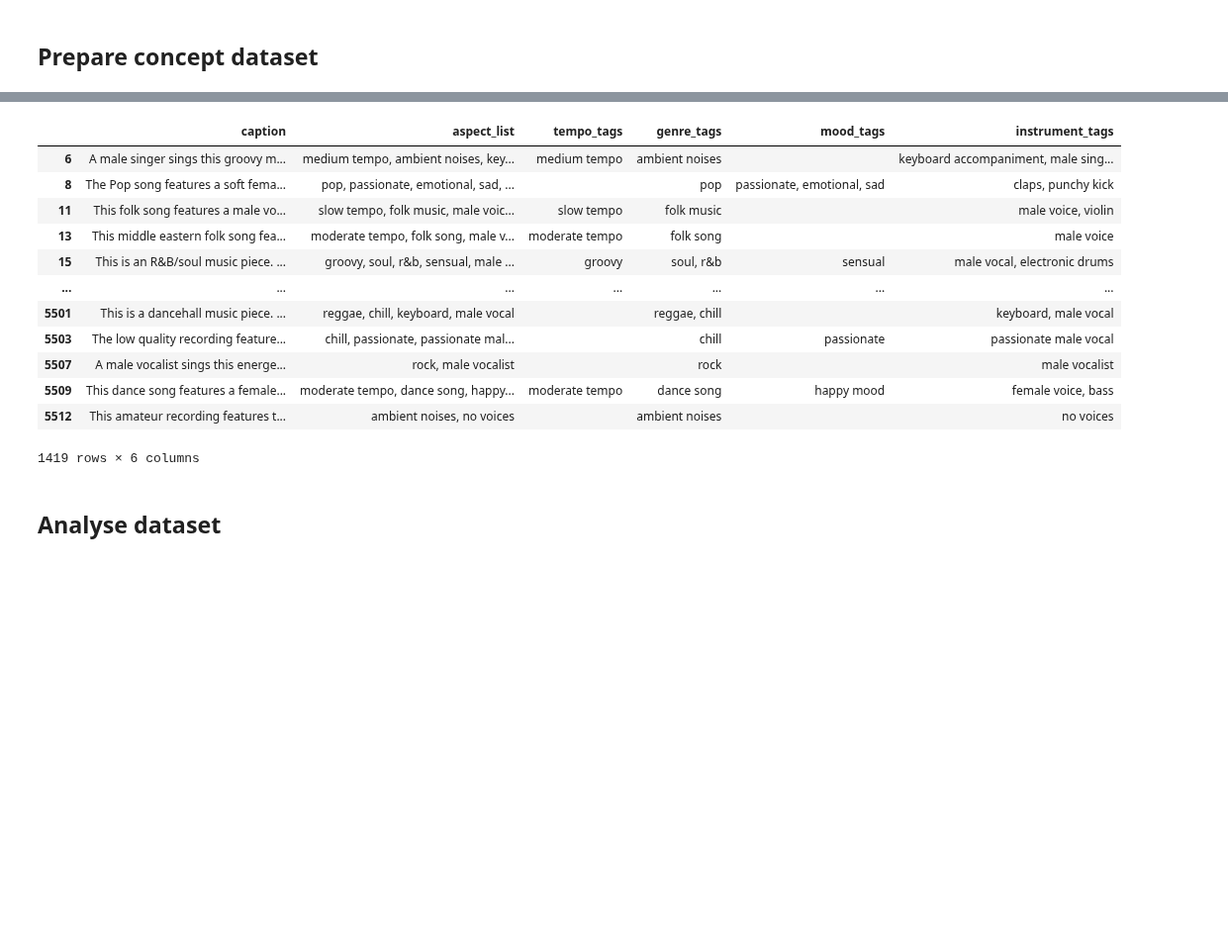
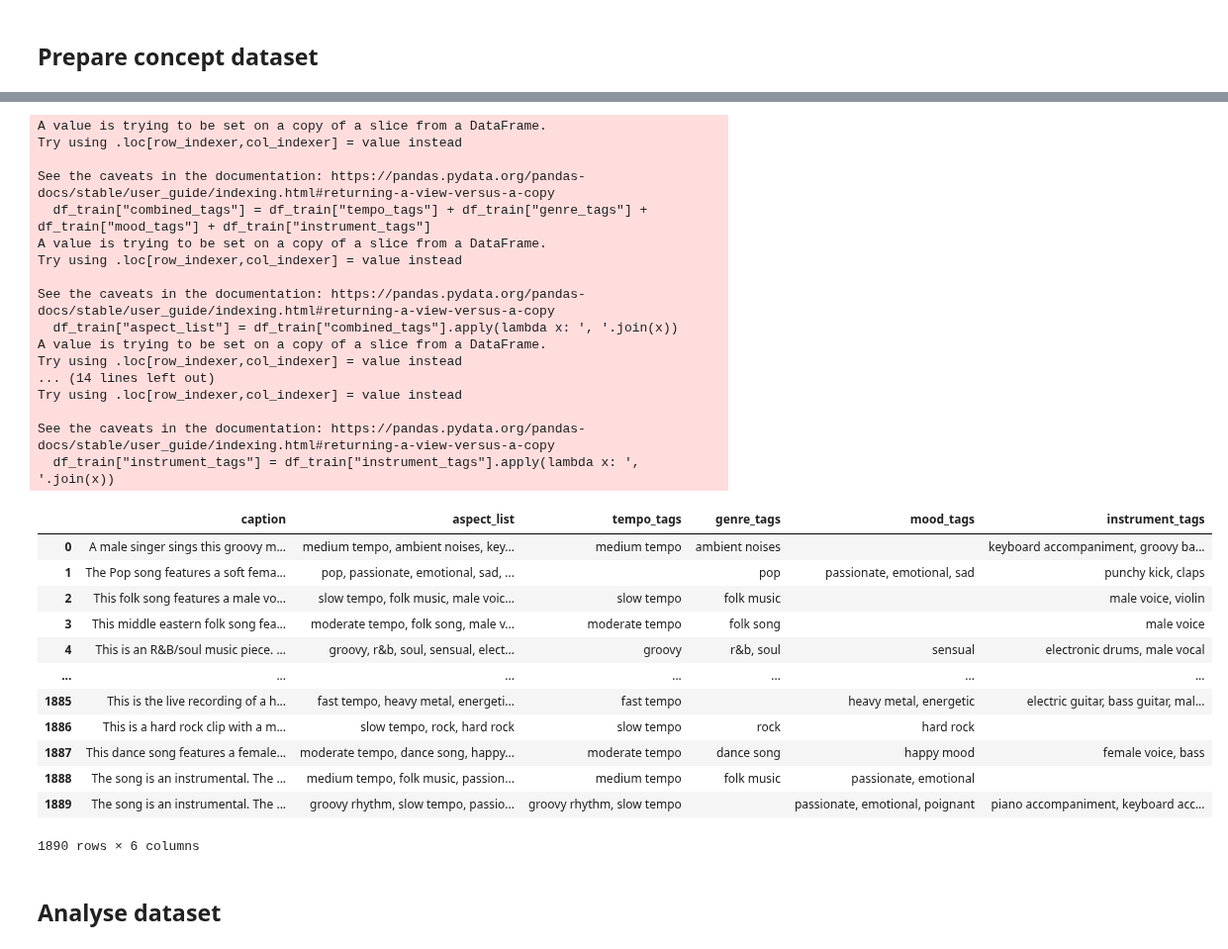
Before and after one commit to BrunoSienkiewicz/ConceptCaps, a Jupyter notebook: notebooks/tags-to-description-dataset.ipynb, the cells around one changed output, grey strips where cells are left out. Shown at 99% size. Saved outputs shown, nothing was run; the diff lists cells and outputs as text; code cells hidden in the pictures; blank space fills up the shorter version.

Commit message:
Improved base dataset and caption sweep parameters

```diff
--- a/notebooks/tags-to-description-dataset.ipynb
+++ b/notebooks/tags-to-description-dataset.ipynb
@@ -63,0 +77,3 @@ for concept, tags in concepts.items():
+# %%
+# remove 'low quality' from captions
+df_train['caption'] = df_train['caption'].str.replace('low quality', '', case=False)
@@ -63,0 +100,11 @@ for concept, tags in concepts.items():
+# %%
+# select rows with tags in at least 2 categories
+def count_nonempty_tags(row):
+    count = 0
+    for col in ['tempo_tags', 'genre_tags', 'mood_tags', 'instrument_tags']:
+        if row[col]:
+            count += 1
+    return count
+df_train = df_train[df_train.apply(count_nonempty_tags, axis=1) >= 3]
+df_train.reset_index(drop=True, inplace=True)
+df_train
@@ -64,29 +125,44 @@ for concept, tags in concepts.items():
 # %%
 df_train = df_train[["caption", "aspect_list_transformed", "tempo_tags", "genre_tags", "mood_tags", "instrument_tags"]]
-df_train = df_train[(df_train['genre_tags'].map(len) > 0) &
-                    (df_train['instrument_tags'].map(len) > 0)]
 df_train["combined_tags"] = df_train["tempo_tags"] + df_train["genre_tags"] + df_train["mood_tags"] + df_train["instrument_tags"]
 df_train["aspect_list"] = df_train["combined_tags"].apply(lambda x: ', '.join(x))
 df_train["tempo_tags"] = df_train["tempo_tags"].apply(lambda x: ', '.join(x))
 df_train["genre_tags"] = df_train["genre_tags"].apply(lambda x: ', '.join(x))
 df_train["mood_tags"] = df_train["mood_tags"].apply(lambda x: ', '.join(x))
 df_train["instrument_tags"] = df_train["instrument_tags"].apply(lambda x: ', '.join(x))
 df_train = df_train[["caption", "aspect_list", "tempo_tags", "genre_tags", "mood_tags", "instrument_tags"]]
 df_train
 # %% [output]
+A value is trying to be set on a copy of a slice from a DataFrame.
+Try using .loc[row_indexer,col_indexer] = value instead
+
+See the caveats in the documentation: https://pandas.pydata.org/pandas-docs/stable/user_guide/indexing.html#returning-a-view-versus-a-copy
+  df_train["combined_tags"] = df_train["tempo_tags"] + df_train["genre_tags"] + df_train["mood_tags"] + df_train["instrument_tags"]
+A value is trying to be set on a copy of a slice from a DataFrame.
+Try using .loc[row_indexer,col_indexer] = value instead
+
+See the caveats in the documentation: https://pandas.pydata.org/pandas-docs/stable/user_guide/indexing.html#returning-a-view-versus-a-copy
+  df_train["aspect_list"] = df_train["combined_tags"].apply(lambda x: ', '.join(x))
+A value is trying to be set on a copy of a slice from a DataFrame.
+Try using .loc[row_indexer,col_indexer] = value instead
+... (14 lines left out)
+Try using .loc[row_indexer,col_indexer] = value instead
+
+See the caveats in the documentation: https://pandas.pydata.org/pandas-docs/stable/user_guide/indexing.html#returning-a-view-versus-a-copy
+  df_train["instrument_tags"] = df_train["instrument_tags"].apply(lambda x: ', '.join(x))
 |  | caption | aspect_list | tempo_tags | genre_tags | mood_tags | instrument_tags |
-| 6 | A male singer sings this groovy m... | medium tempo, ambient noises, key... | medium tempo | ambient noises |  | keyboard accompaniment, male sing... |
-| 8 | The Pop song features a soft fema... | pop, passionate, emotional, sad, ... |  | pop | passionate, emotional, sad | claps, punchy kick |
-| 11 | This folk song features a male vo... | slow tempo, folk music, male voic... | slow tempo | folk music |  | male voice, violin |
-| 13 | This middle eastern folk song fea... | moderate tempo, folk song, male v... | moderate tempo | folk song |  | male voice |
-| 15 | This is an R&B/soul music piece. ... | groovy, soul, r&b, sensual, male ... | groovy | soul, r&b | sensual | male vocal, electronic drums |
+| 0 | A male singer sings this groovy m... | medium tempo, ambient noises, key... | medium tempo | ambient noises |  | keyboard accompaniment, groovy ba... |
+| 1 | The Pop song features a soft fema... | pop, passionate, emotional, sad, ... |  | pop | passionate, emotional, sad | punchy kick, claps |
+| 2 | This folk song features a male vo... | slow tempo, folk music, male voic... | slow tempo | folk music |  | male voice, violin |
+| 3 | This middle eastern folk song fea... | moderate tempo, folk song, male v... | moderate tempo | folk song |  | male voice |
+| 4 | This is an R&B/soul music piece. ... | groovy, r&b, soul, sensual, elect... | groovy | r&b, soul | sensual | electronic drums, male vocal |
 | ... | ... | ... | ... | ... | ... | ... |
-| 5501 | This is a dancehall music piece. ... | reggae, chill, keyboard, male vocal |  | reggae, chill |  | keyboard, male vocal |
-| 5503 | The low quality recording feature... | chill, passionate, passionate mal... |  | chill | passionate | passionate male vocal |
-| 5507 | A male vocalist sings this energe... | rock, male vocalist |  | rock |  | male vocalist |
-| 5509 | This dance song features a female... | moderate tempo, dance song, happy... | moderate tempo | dance song | happy mood | female voice, bass |
-| 5512 | This amateur recording features t... | ambient noises, no voices |  | ambient noises |  | no voices |
+| 1885 | This is the live recording of a h... | fast tempo, heavy metal, energeti... | fast tempo |  | heavy metal, energetic | electric guitar, bass guitar, mal... |
+| 1886 | This is a hard rock clip with a m... | slow tempo, rock, hard rock | slow tempo | rock | hard rock |  |
+| 1887 | This dance song features a female... | moderate tempo, dance song, happy... | moderate tempo | dance song | happy mood | female voice, bass |
+| 1888 | The song is an instrumental. The ... | medium tempo, folk music, passion... | medium tempo | folk music | passionate, emotional |  |
+| 1889 | The song is an instrumental. The ... | groovy rhythm, slow tempo, passio... | groovy rhythm, slow tempo |  | passionate, emotional, poignant | piano accompaniment, keyboard acc... |
-1419 rows × 6 columns
+1890 rows × 6 columns
 # %%
 df_train.to_csv("../data/musiccaps_tags_to_description_dataset.csv", index=False)
 # %% [markdown]
```
Also changed, not shown: parts of 10 cells of this notebook, 15 other files.
